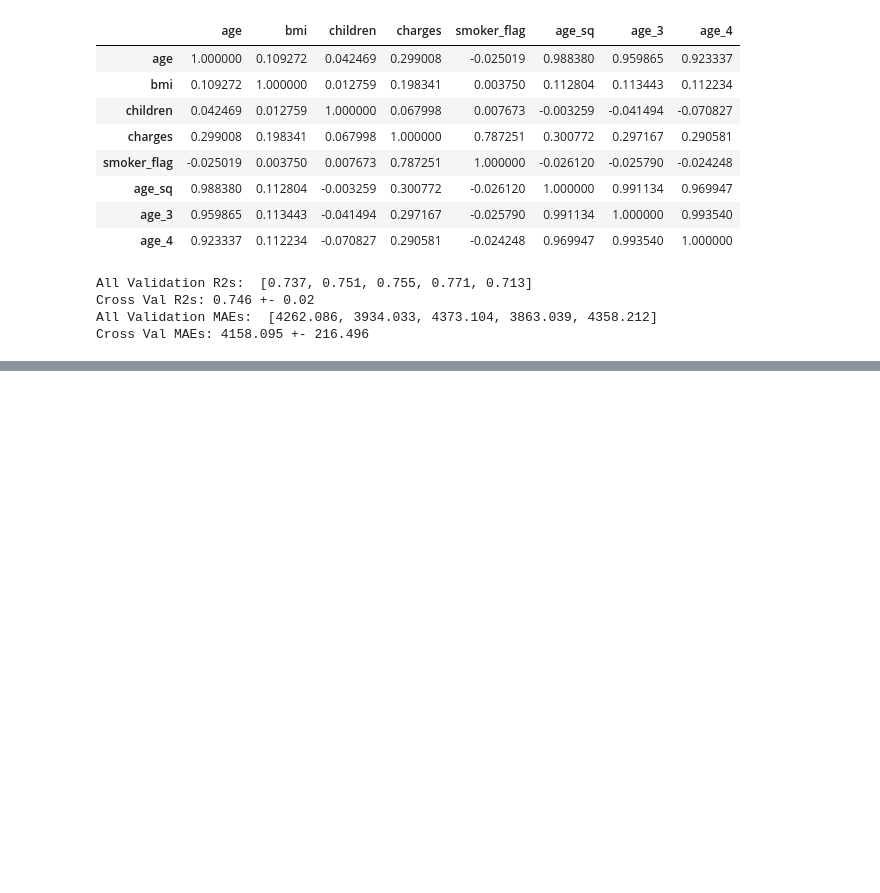
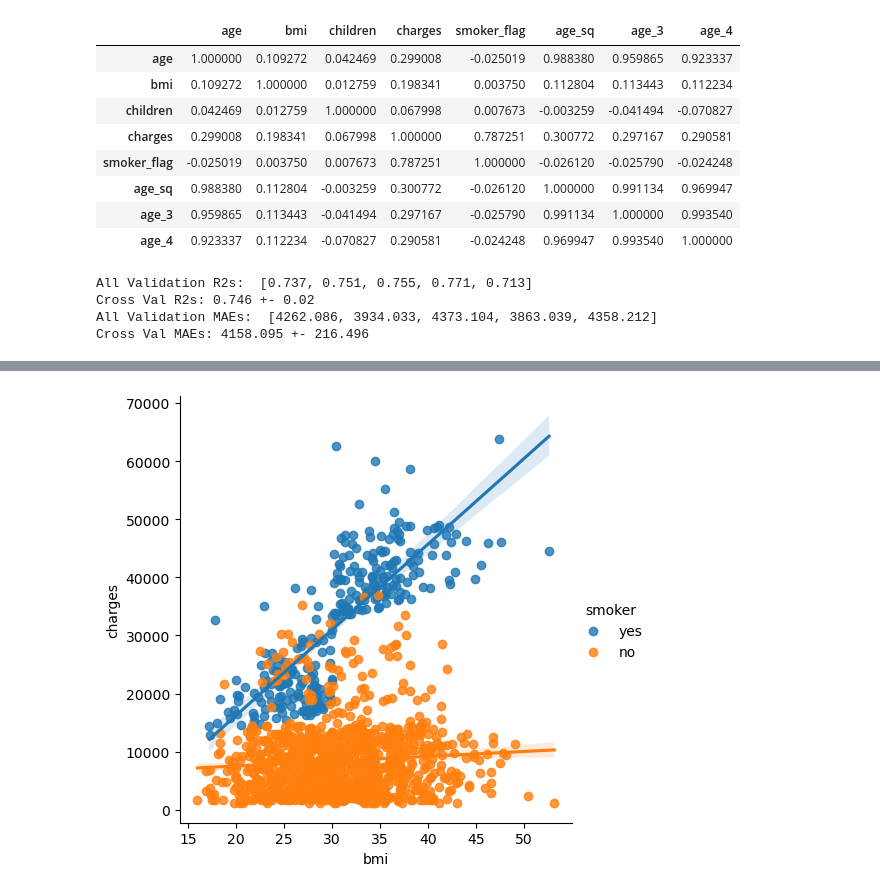
Before and after one commit to Camiloesp/PythonDataScience_SupervisedML, a Jupyter notebook: Regression_and_Forecasting/6_FeatureEngineering.ipynb, the cells around one changed output, grey strips where cells are left out. Drawn from its saved outputs; the diff is of its cells as text; code cells hidden in the pictures; blank space fills up the shorter version.

```diff
--- a/Regression_and_Forecasting/6_FeatureEngineering.ipynb
+++ b/Regression_and_Forecasting/6_FeatureEngineering.ipynb
@@ -162,0 +180,4 @@ model.summary()
+# %%
+sns.lmplot(insurance_df, x='bmi', y='charges', hue='smoker');
+# %% [output]
+[figure, added]
```
Also changed, not shown: parts of 8 cells of this notebook.
